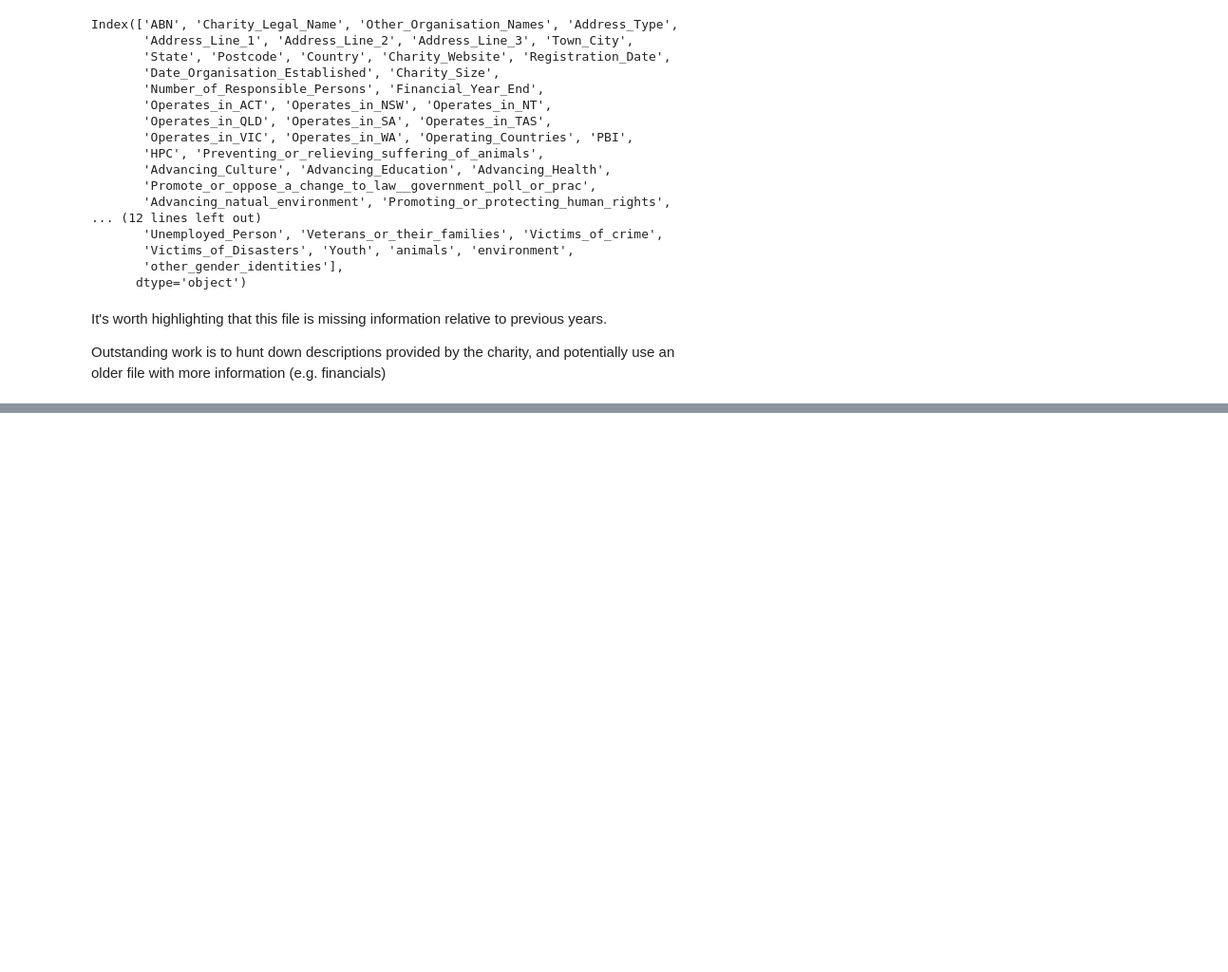
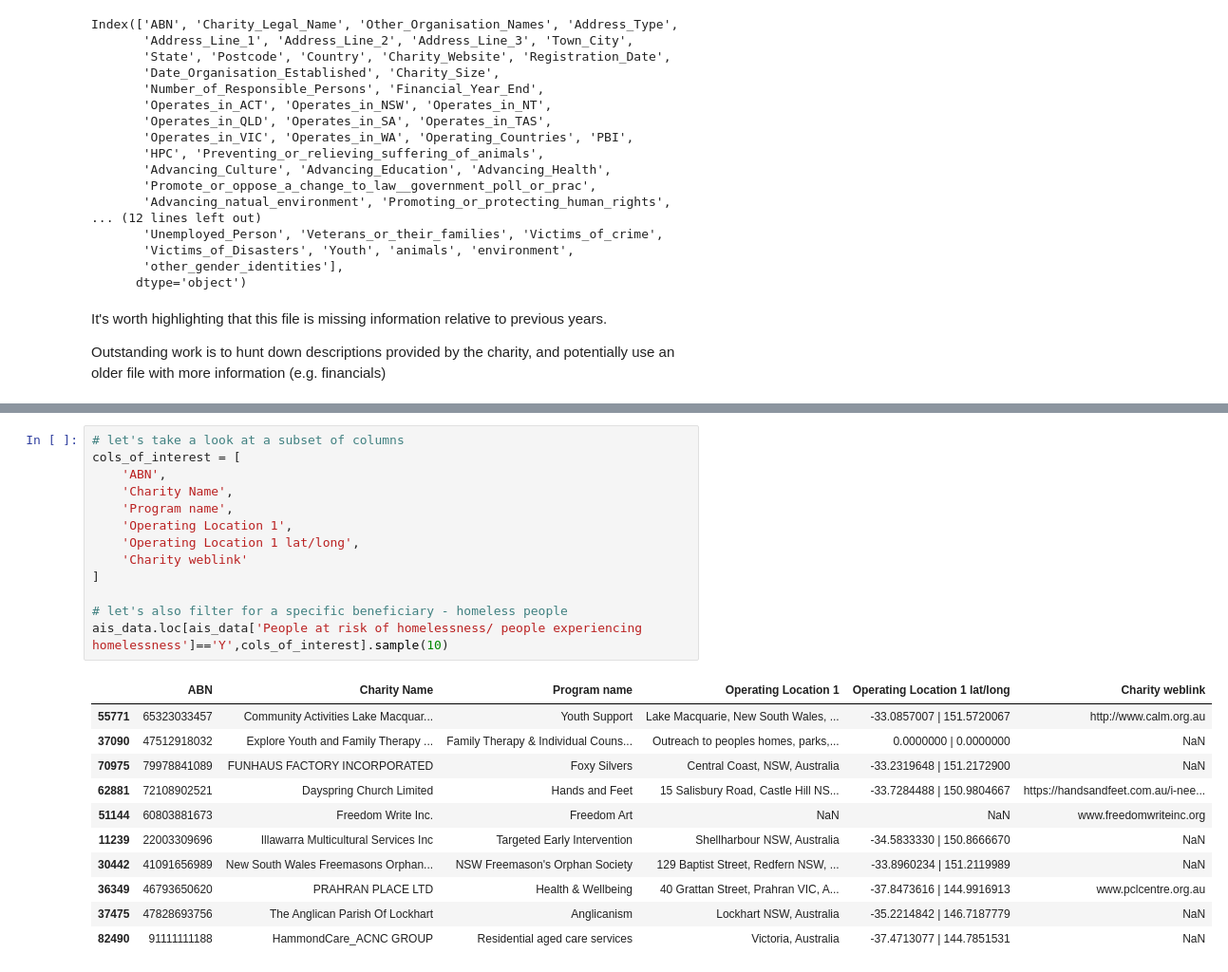
Before and after one commit to GeoffPidcock/buildmas24, a Jupyter notebook: notebooks/eda.ipynb, the cells around one changed output, grey strips where cells are left out. Shown: that part at 95% size. Drawn from its saved outputs; the diff is of its cells as text; blank space fills up the shorter version.

```diff
--- a/notebooks/eda.ipynb
+++ b/notebooks/eda.ipynb
@@ -64,0 +123,25 @@ Outstanding work is to hunt down descriptions provided by the charity, and poten
+# %%
+# let's take a look at a subset of columns
+cols_of_interest = [
+    'ABN',
+    'Charity Name',
+    'Program name',
+    'Operating Location 1',
+    'Operating Location 1 lat/long',
+    'Charity weblink'
+]
+
+# let's also filter for a specific beneficiary - homeless people
+ais_data.loc[ais_data['People at risk of homelessness/ people experiencing homelessness']=='Y',cols_of_interest].sample(10)
+# %% [output]
+|  | ABN | Charity Name | Program name | Operating Location 1 | Operating Location 1 lat/long | Charity weblink |
+| 55771 | 65323033457 | Community Activities Lake Macquar... | Youth Support | Lake Macquarie, New South Wales, ... | -33.0857007 | 151.5720067 | http://www.calm.org.au |
+| 37090 | 47512918032 | Explore Youth and Family Therapy ... | Family Therapy & Individual Couns... | Outreach to peoples homes, parks,... | 0.0000000 | 0.0000000 | NaN |
+| 70975 | 79978841089 | FUNHAUS FACTORY INCORPORATED | Foxy Silvers | Central Coast, NSW, Australia | -33.2319648 | 151.2172900 | NaN |
+| 62881 | 72108902521 | Dayspring Church Limited | Hands and Feet | 15 Salisbury Road, Castle Hill NS... | -33.7284488 | 150.9804667 | https://handsandfeet.com.au/i-nee... |
+| 51144 | 60803881673 | Freedom Write Inc. | Freedom Art | NaN | NaN | www.freedomwriteinc.org |
+| 11239 | 22003309696 | Illawarra Multicultural Services Inc | Targeted Early Intervention | Shellharbour NSW, Australia | -34.5833330 | 150.8666670 | NaN |
+| 30442 | 41091656989 | New South Wales Freemasons Orphan... | NSW Freemason's Orphan Society | 129 Baptist Street, Redfern NSW, ... | -33.8960234 | 151.2119989 | NaN |
+| 36349 | 46793650620 | PRAHRAN PLACE LTD | Health & Wellbeing | 40 Grattan Street, Prahran VIC, A... | -37.8473616 | 144.9916913 | www.pclcentre.org.au |
+| 37475 | 47828693756 | The Anglican Parish Of Lockhart | Anglicanism | Lockhart NSW, Australia | -35.2214842 | 146.7187779 | NaN |
+| 82490 | 91111111188 | HammondCare_ACNC GROUP | Residential aged care services | Victoria, Australia | -37.4713077 | 144.7851531 | NaN |
```
Also changed, not shown: parts of 16 cells of this notebook, 4 other files.
